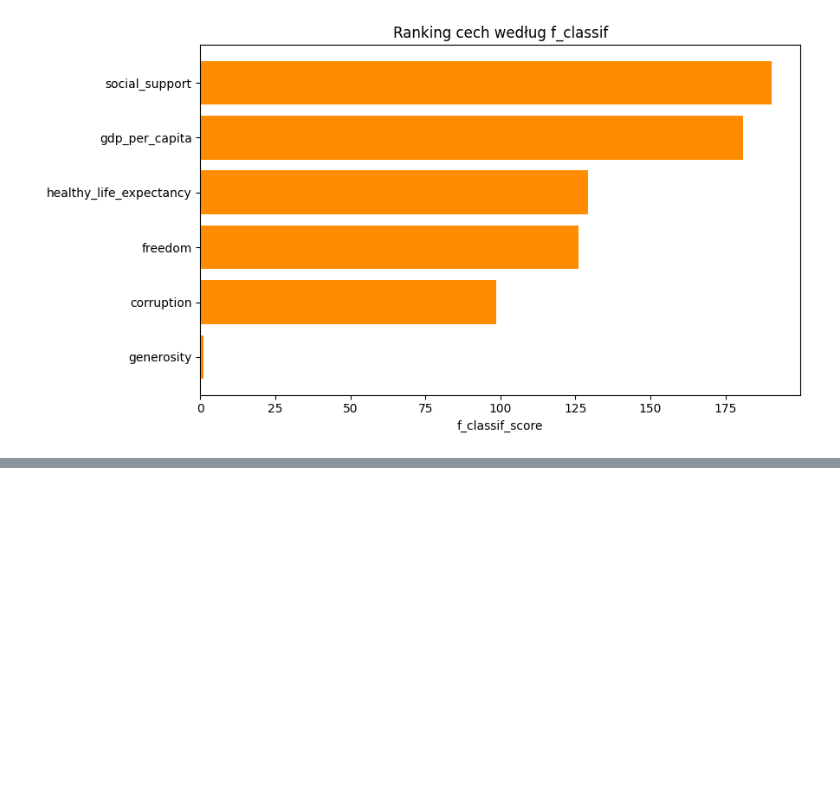
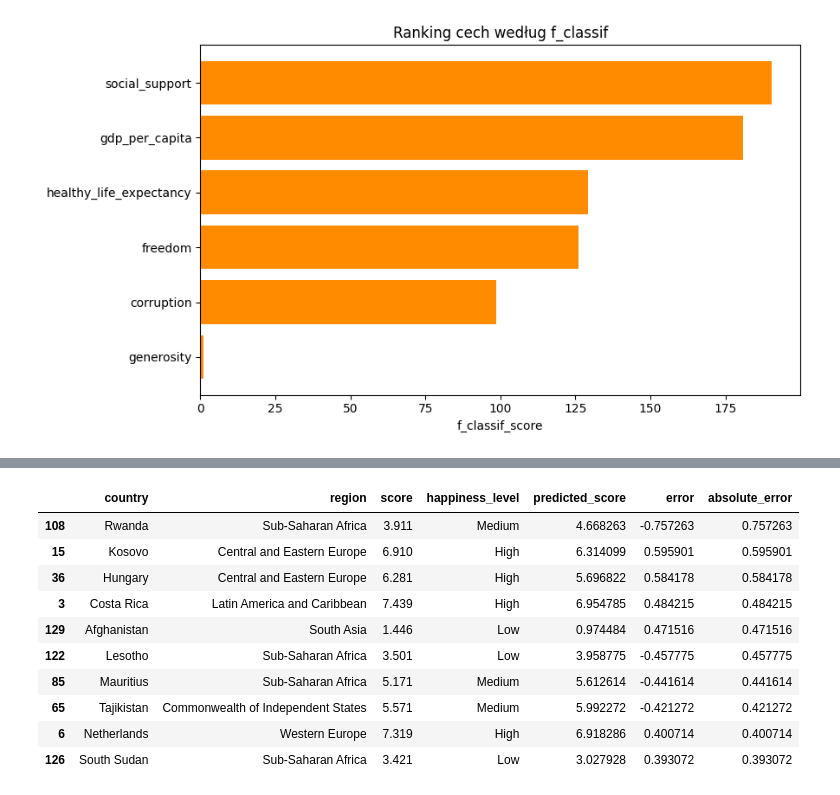
Before and after one commit to rosemint5/Machine-learning, a Jupyter notebook: wizualizacja.ipynb, the cells around one changed output, grey strips where cells are left out. Saved outputs shown, nothing was run; the diff lists cells and outputs as text; code cells hidden in the pictures; blank space fills up the shorter version.

```diff
--- a/wizualizacja.ipynb
+++ b/wizualizacja.ipynb
@@ -441,0 +450,21 @@ Najsłabszą cechą okazała się `generosity`. Pomimo że jej `p_value` wskazuj
+# %%
+features_all = [
+    "gdp_per_capita",
+    "social_support",
+    "healthy_life_expectancy",
+    "freedom",
+    "generosity",
+    "corruption"
+]
+
+features_without_generosity = [
+    "gdp_per_capita",
+    "social_support",
+    "healthy_life_expectancy",
+    "freedom",
+    "corruption"
+]
+
+X_all = df[features_all]
+X_without_generosity = df[features_without_generosity]
+y = df["score"]
@@ -441,0 +608,28 @@ Najsłabszą cechą okazała się `generosity`. Pomimo że jej `p_value` wskazuj
+# %%
+best_model = Pipeline([
+    ("scaler", StandardScaler()),
+    ("model", LinearRegression())
+])
+
+y_pred_best = cross_val_predict(best_model, X_all, y, cv=loo)
+
+errors = df[["country", "region", "score", "happiness_level"]].copy()
+errors["predicted_score"] = y_pred_best
+errors["error"] = errors["score"] - errors["predicted_score"]
+errors["absolute_error"] = errors["error"].abs()
+
+errors_sorted = errors.sort_values(by="absolute_error", ascending=False)
+
+display(errors_sorted.head(10))
+# %% [output]
+|  | country | region | score | happiness_level | predicted_score | error | absolute_error |
+| 108 | Rwanda | Sub-Saharan Africa | 3.911 | Medium | 4.668263 | -0.757263 | 0.757263 |
+| 15 | Kosovo | Central and Eastern Europe | 6.910 | High | 6.314099 | 0.595901 | 0.595901 |
+| 36 | Hungary | Central and Eastern Europe | 6.281 | High | 5.696822 | 0.584178 | 0.584178 |
+| 3 | Costa Rica | Latin America and Caribbean | 7.439 | High | 6.954785 | 0.484215 | 0.484215 |
+| 129 | Afghanistan | South Asia | 1.446 | Low | 0.974484 | 0.471516 | 0.471516 |
+| 122 | Lesotho | Sub-Saharan Africa | 3.501 | Low | 3.958775 | -0.457775 | 0.457775 |
+| 85 | Mauritius | Sub-Saharan Africa | 5.171 | Medium | 5.612614 | -0.441614 | 0.441614 |
+| 65 | Tajikistan | Commonwealth of Independent States | 5.571 | Medium | 5.992272 | -0.421272 | 0.421272 |
+| 6 | Netherlands | Western Europe | 7.319 | High | 6.918286 | 0.400714 | 0.400714 |
+| 126 | South Sudan | Sub-Saharan Africa | 3.421 | Low | 3.027928 | 0.393072 | 0.393072 |
```
Also changed, not shown: parts of 18 cells of this notebook.
